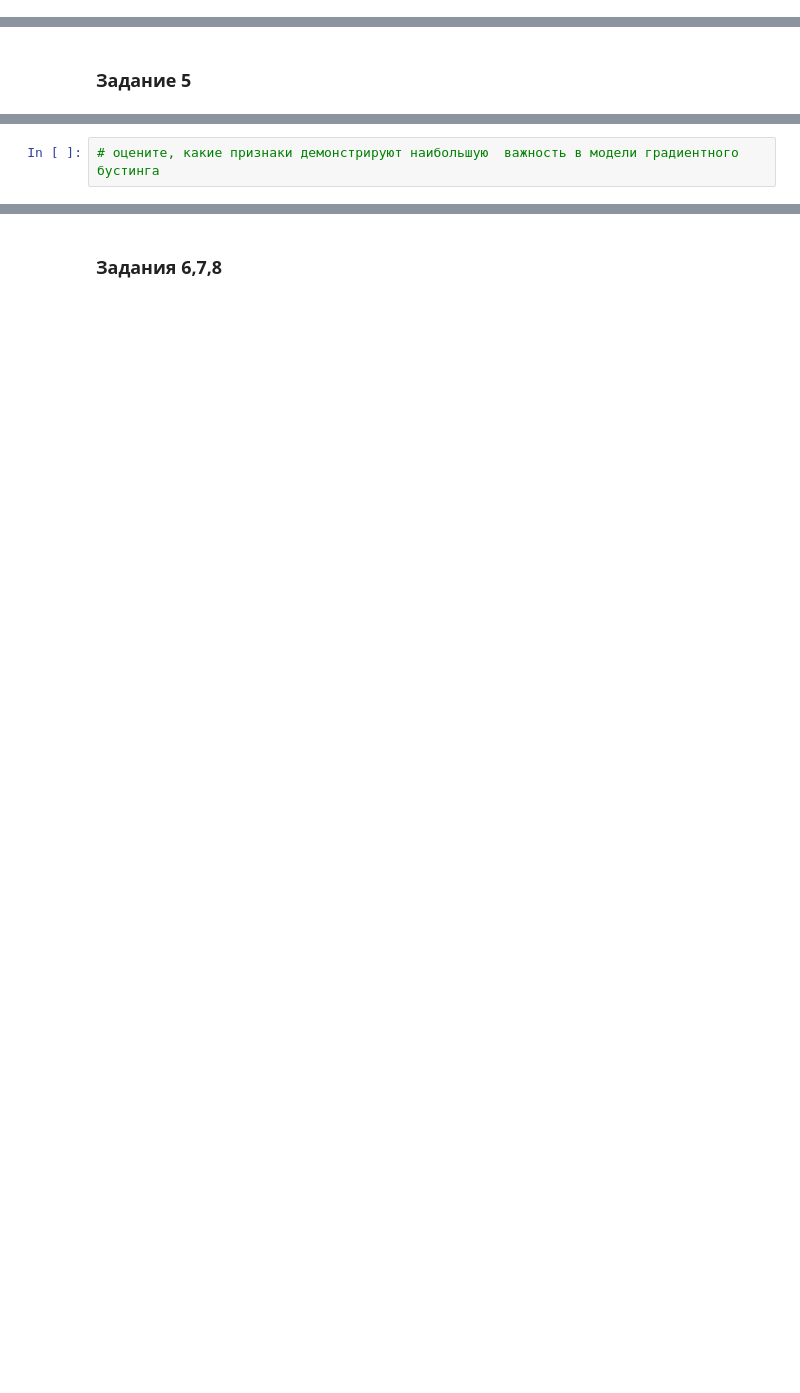
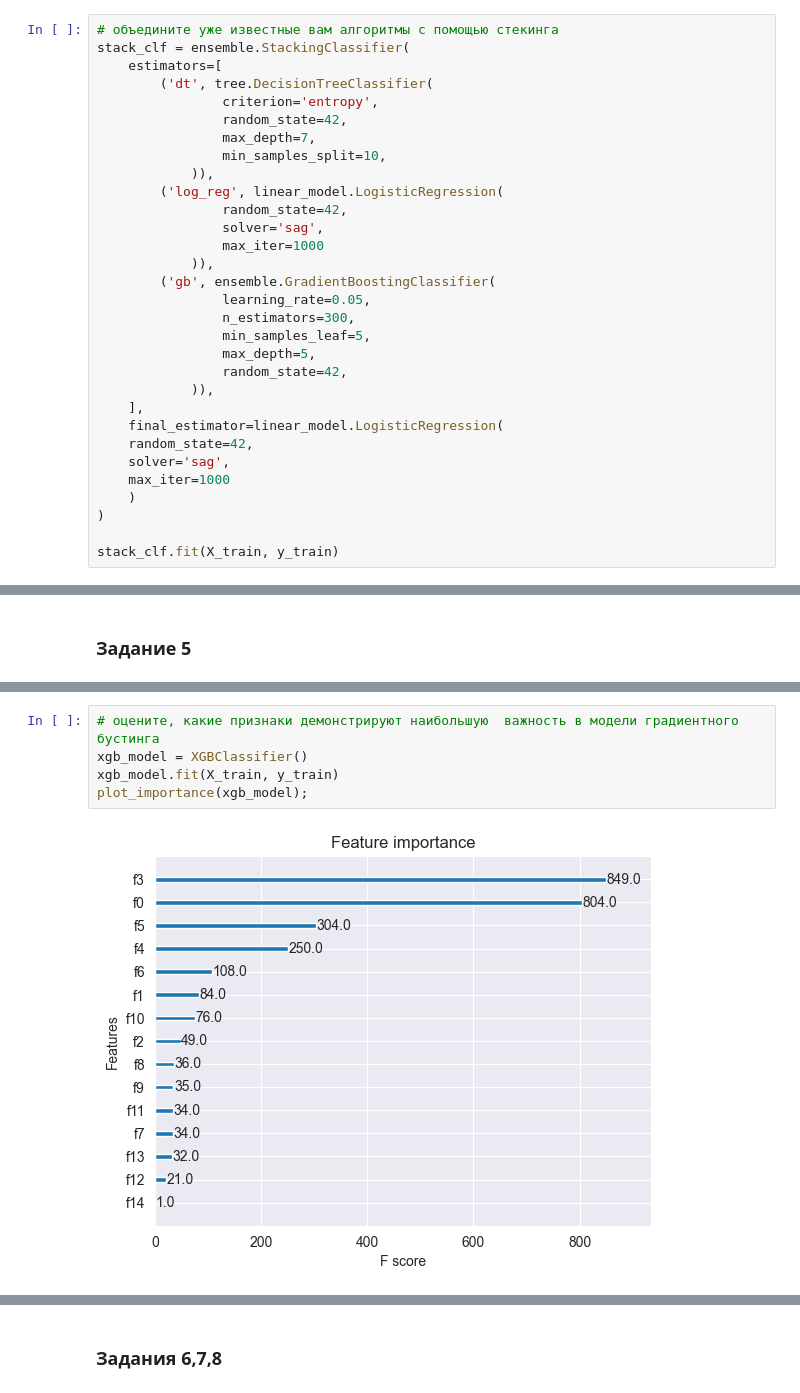
Before and after one commit to mvulf/sf_data_science, a Jupyter notebook: project_4/Project_4_ML.ipynb, the cells around one changed output, grey strips where cells are left out. Saved outputs shown, nothing was run; the diff lists cells and outputs as text; blank space fills up the shorter version.

Commit message:
[ADD] Finalize project-4

```diff
--- a/project_4/Project_4_ML.ipynb
+++ b/project_4/Project_4_ML.ipynb
@@ -788,0 +944,31 @@ print(f'Среднее значение первой колонки: {X_test[:,0
+# %%
+# объедините уже известные вам алгоритмы с помощью стекинга
+stack_clf = ensemble.StackingClassifier(
+    estimators=[
+        ('dt', tree.DecisionTreeClassifier(
+                criterion='entropy',
+                random_state=42,
+                max_depth=7,
+                min_samples_split=10,
+            )),
+        ('log_reg', linear_model.LogisticRegression(
+                random_state=42,
+                solver='sag',
+                max_iter=1000
+            )),
+        ('gb', ensemble.GradientBoostingClassifier(
+                learning_rate=0.05,
+                n_estimators=300,
+                min_samples_leaf=5,
+                max_depth=5,
+                random_state=42,
+            )),
+    ],
+    final_estimator=linear_model.LogisticRegression(
+    random_state=42,
+    solver='sag',
+    max_iter=1000
+    )
+)
+
+stack_clf.fit(X_train, y_train)
@@ -791,2 +1006,7 @@ print(f'Среднее значение первой колонки: {X_test[:,0
 # %%
 # оцените, какие признаки демонстрируют наибольшую  важность в модели градиентного бустинга
+xgb_model = XGBClassifier()
+xgb_model.fit(X_train, y_train)
+plot_importance(xgb_model);
+# %% [output]
+[figure, added]
```
Also changed, not shown: parts of 30 cells of this notebook.
